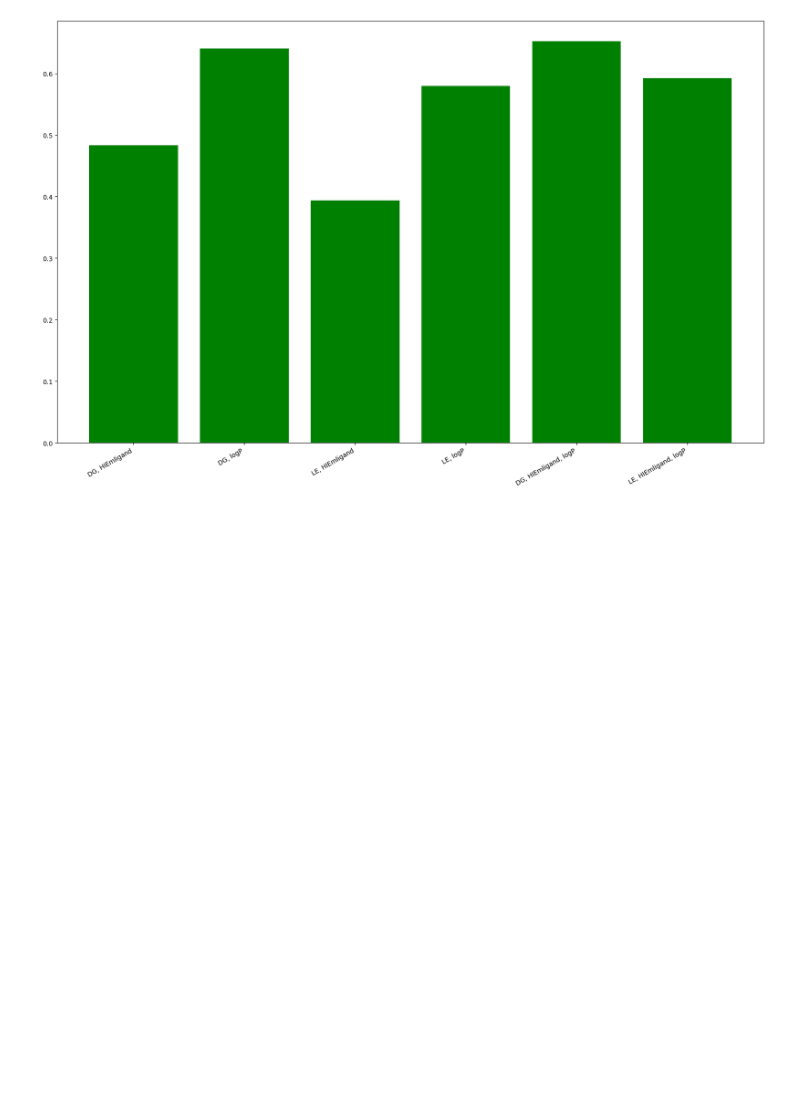
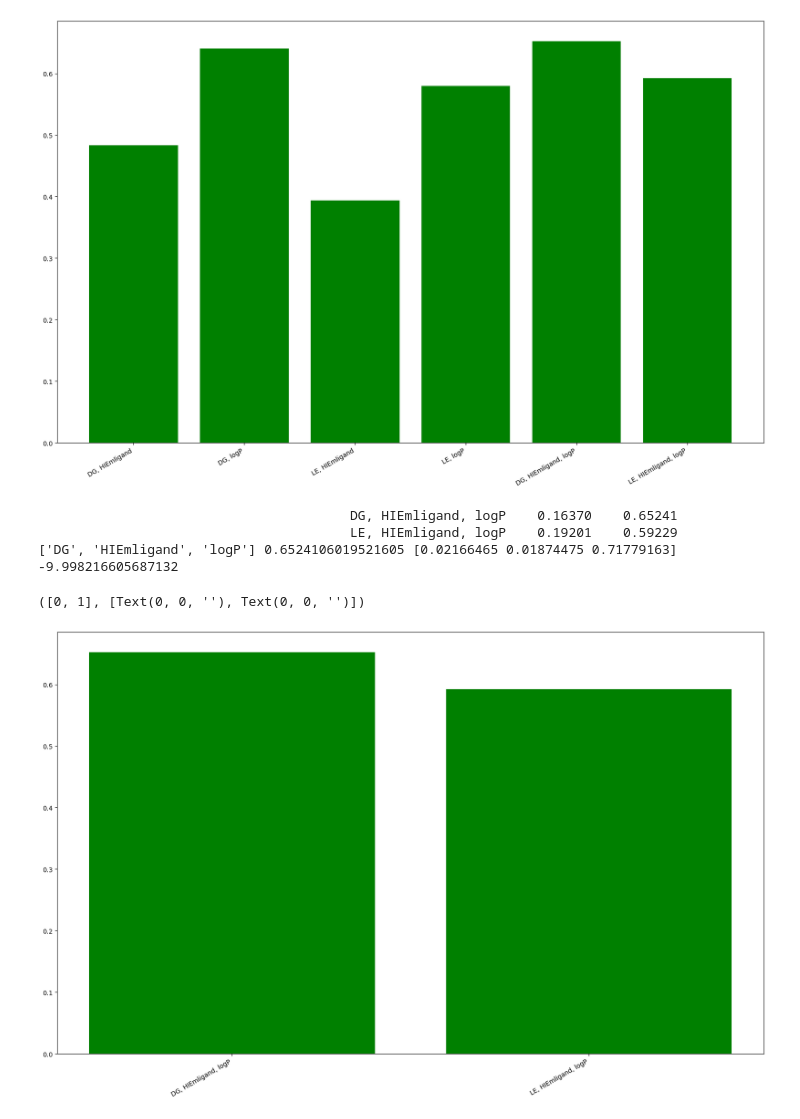
Before and after one commit to lstorchi/formulagenerator, a Jupyter notebook: dataanalysis.ipynb, the cells around one changed output. Drawn from its saved outputs; the diff is of its cells as text; code cells hidden in the pictures; blank space fills up the shorter version.

```diff
--- a/dataanalysis.ipynb
+++ b/dataanalysis.ipynb
@@ -401,3 +401,48 @@ MSE:    0.11442 R2:    0.75704
   Text(0, 0, ''),
   Text(0, 0, '')])
 [figure]
+# %%
+# 3 elements one for each set
+
+msedict = {}
+r2dict = {}
+
+label = 'Gexp'
+
+set1 = ['DG', 'LE']
+set2 = ['HIEmligand']
+set3 = ['logP']
+
+
+hr2 = 0.0
+hinter = 0.0
+hcoeff = 0.0
+hfeatlist = None
+
+for f1 in set1:
+    for f2 in set2:
+        for f3 in set3:
+            featlist = [f1, f2, f3]
+            y, ypred, regr, mse, r2 = get_lr_model (featlist, label, df2)
+            xlabel = str(featlist).replace("\'", "").replace("[", "").replace("]", "")
+            msedict[xlabel] = mse
+            r2dict[xlabel] = r2
+            if (r2 > hr2):
+                hr2 = r2
+                hinter = regr.intercept_
+                hcoeff = regr.coef_
+                hfeatlist = featlist
+
+            print("%60s %10.5f %10.5f"%(xlabel, mse, r2))
+
+print(hfeatlist, hr2, hcoeff, hinter)
+
+fig, ax = pyplot.subplots(figsize=(20,12))
+ax.bar(r2dict.keys(), r2dict.values(), color='g')
+pyplot.xticks(rotation=30, ha='right')
+# %% [output]
+                                        DG, HIEmligand, logP    0.16370    0.65241
+                                        LE, HIEmligand, logP    0.19201    0.59229
+['DG', 'HIEmligand', 'logP'] 0.6524106019521605 [0.02166465 0.01874475 0.71779163] -9.998216605687132
+([0, 1], [Text(0, 0, ''), Text(0, 0, '')])
+[figure, added]
```
